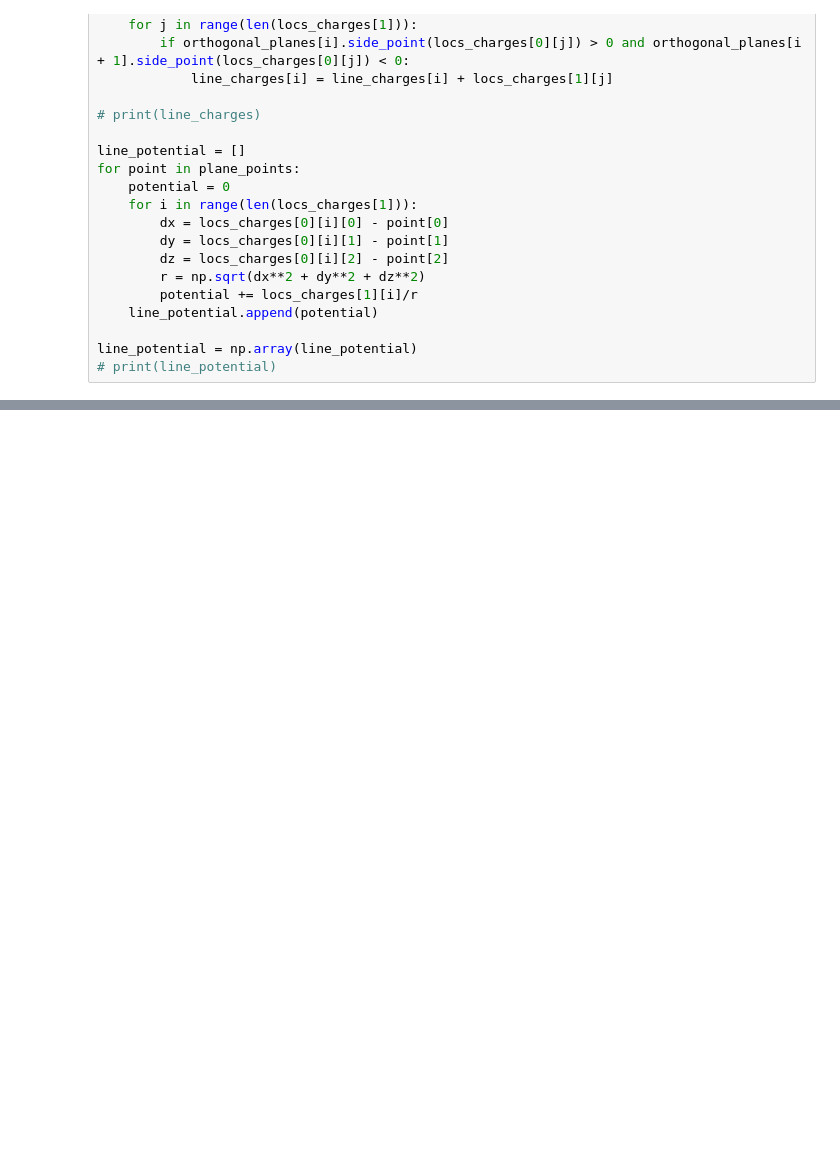
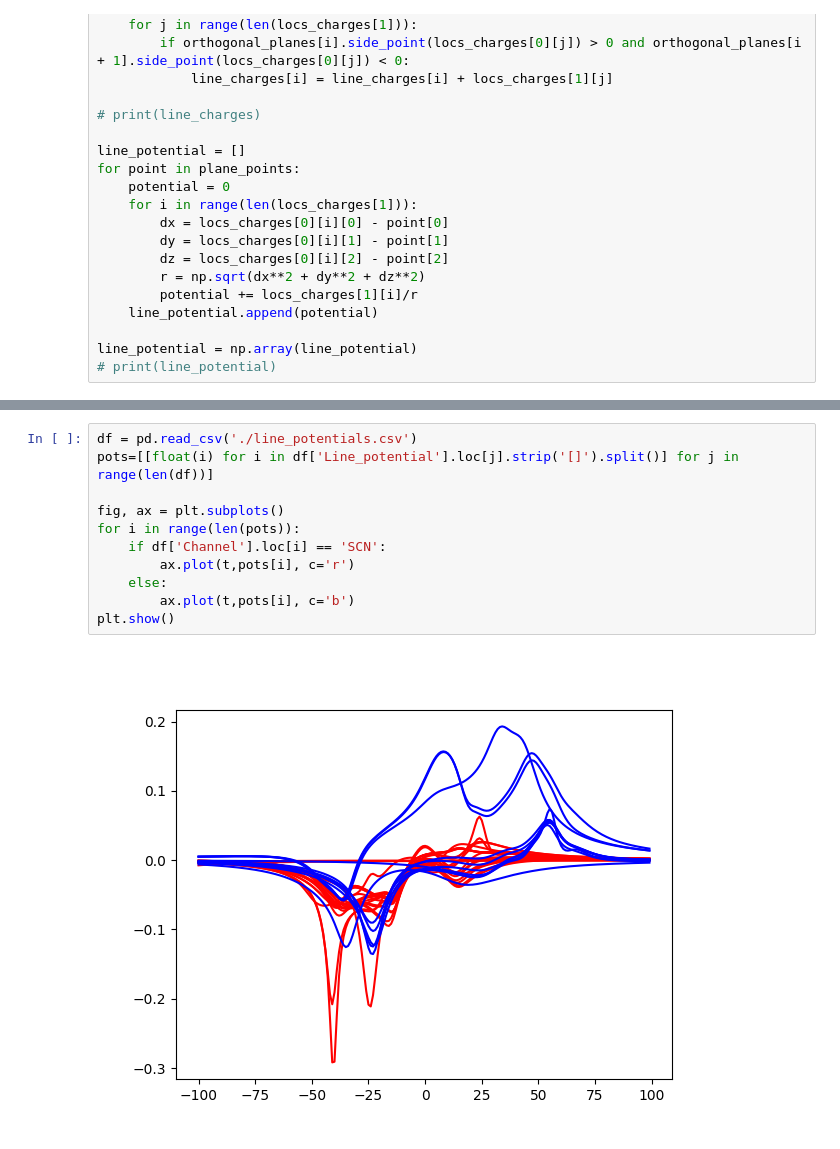
Before and after one commit to jackkellerk/cse407, a Jupyter notebook: UTIL/chargedFeatureExtraction.ipynb, the cells around one changed output, grey strips where cells are left out. Drawn from its saved outputs; the diff is of its cells as text; blank space fills up the shorter version.

```diff
--- a/UTIL/chargedFeatureExtraction.ipynb
+++ b/UTIL/chargedFeatureExtraction.ipynb
@@ -157,0 +158,13 @@ print(list(argrelmin(line_potential, order=2))[0])
+# %%
+df = pd.read_csv('./line_potentials.csv')
+pots=[[float(i) for i in df['Line_potential'].loc[j].strip('[]').split()] for j in range(len(df))]
+
+fig, ax = plt.subplots()
+for i in range(len(pots)):
+    if df['Channel'].loc[i] == 'SCN':
+        ax.plot(t,pots[i], c='r')
+    else:
+        ax.plot(t,pots[i], c='b')
+plt.show()
+# %% [output]
+[figure, added]
```
Also changed, not shown: parts of 5 cells of this notebook, 19 other files.
